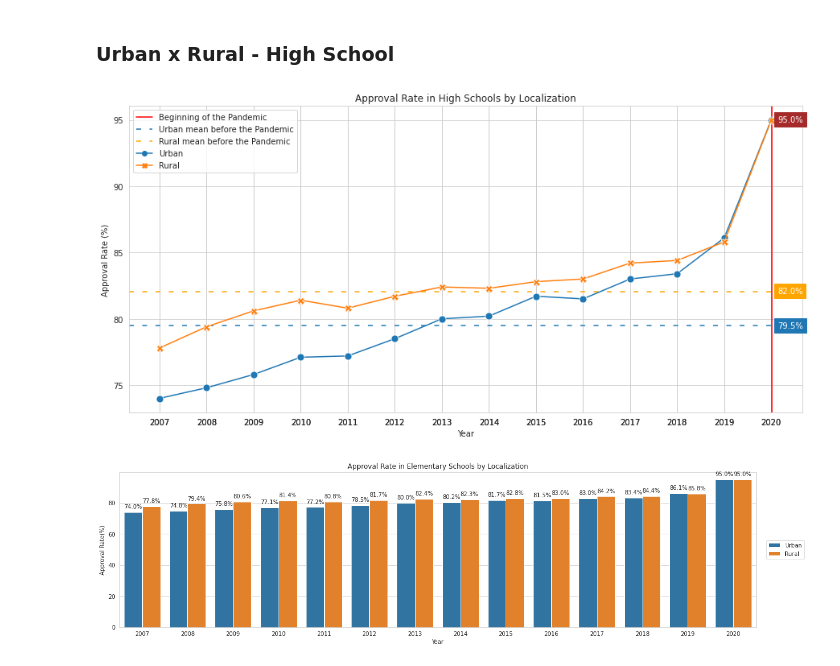
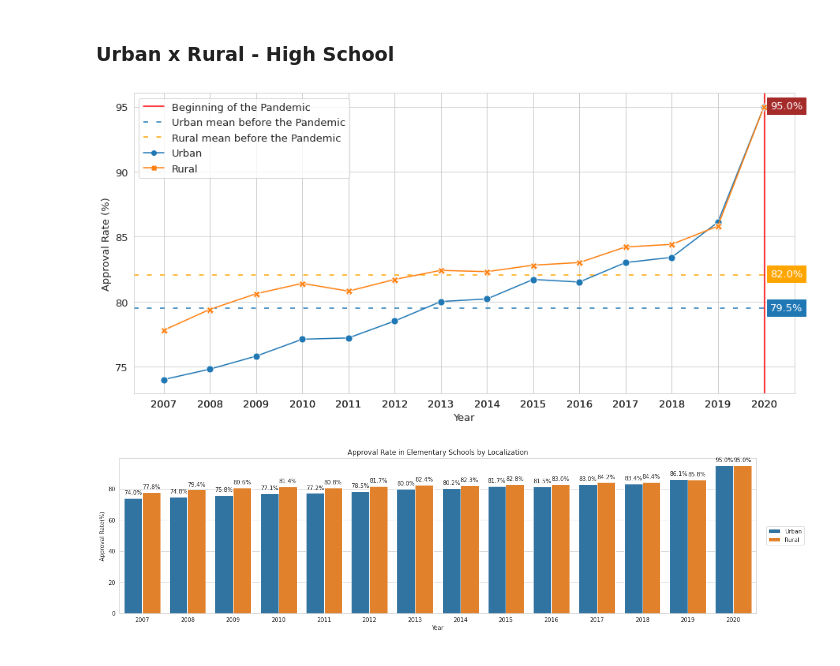
Before and after one commit to aianshay/covid-impacts-on-education, a Jupyter notebook: viz_rq3_rq4.ipynb, the cells around one changed output. Cells and saved outputs as stored; diff of their text form; code cells hidden in the pictures.

```diff
--- a/viz_rq3_rq4.ipynb
+++ b/viz_rq3_rq4.ipynb
@@ -114,17 +114,18 @@ plt.text(2020 + x_shift, rural_approval_mean_bp_es - y_shift, '{:.1f}%'.format(r
 ax = sns.lineplot(data=approval_urban_rural, x='Ano', y='Total - EF',
                   hue='Localização', style='Localização', markers=True,
                   markersize=markersize, dashes=False)
+plt.rcParams.update({'font.size': 13})
 
 ax.set(xticks=approval_urban_rural.Ano.values)
 
-plt.title("Approval Rate in Elementary Schools by Localization")
+#plt.title("Approval Rate in Elementary Schools by Localization")
 plt.ylabel("Approval Rate (%)")
 plt.xlabel("Year")
 plt.legend().set_title(None)
 
 y_2020_urban = approval_urban_rural.query('Ano == 2020 & Localização == "Urban"')['Total - EF'].iloc[0]
-plt.text(2020 + x_shift, y_2020_urban - y_shift, '{:.1f}%'.format(y_2020_urban), color='white').set_backgroundcolor('brown')
+plt.text(2020 + x_shift, y_2020_urban - y_shift, '{:.1f}%'.format(y_2020_urban), color='white').set_backgroundcolor('tab:red')
 
 y_2020_rural = approval_urban_rural.query('Ano == 2020 & Localização == "Rural"')['Total - EF'].iloc[0]
-plt.text(2020 + x_shift, y_2020_rural - y_shift, '{:.1f}%'.format(y_2020_rural), color='white').set_backgroundcolor('brown')
+plt.text(2020 + x_shift, y_2020_rural - y_shift, '{:.1f}%'.format(y_2020_rural), color='white').set_backgroundcolor('tab:red')
 # %% [output]
@@ -159,33 +160,34 @@ plt.legend(loc="right", bbox_to_anchor=(1.08, 0.5), ncol=1);
 # %%
 plt.figure(figsize=(15, 7))
 sns.set_style("whitegrid")
 
 plt.axvline(x=2020.01, label="Beginning of the Pandemic", color='red', linestyle='-')
 plt.axhline(y=urban_approval_mean_bp_hs, color='tab:blue', linestyle='dashed', dashes=(4, 7),
             label="Urban mean before the Pandemic")
 plt.text(2020 + x_shift, urban_approval_mean_bp_hs - y_shift, '{:.1f}%'.format(urban_approval_mean_bp_hs), color='white').set_backgroundcolor('tab:blue')
 plt.axhline(y=rural_approval_mean_bp_hs, color='Orange', linestyle='dashed', dashes=(4, 7),
             label="Rural mean before the Pandemic")
 plt.text(2020 + x_shift, rural_approval_mean_bp_hs - y_shift, '{:.1f}%'.format(rural_approval_mean_bp_hs), color='white').set_backgroundcolor('orange')
 
 ax = sns.lineplot(data=approval_urban_rural, x='Ano', y='Total - EM',
                   hue='Localização', style='Localização', markers=True,
                   markersize=markersize, dashes=False)
+plt.rcParams.update({'font.size': 13})
 
 ax.set(xticks=approval_urban_rural.Ano.values)
 
-plt.title("Approval Rate in High Schools by Localization")
+#plt.title("Approval Rate in High Schools by Localization")
 plt.ylabel("Approval Rate (%)")
 plt.xlabel("Year")
 plt.legend().set_title(None)
 
 y_2020_urban = approval_urban_rural.query('Ano == 2020 & Localização == "Urban"')['Total - EM'].iloc[0]
 plt.text(2020 + x_shift, y_2020_urban - y_shift, '{:.1f}%'.format(y_2020_urban), color='white').set_backgroundcolor('brown')
 
 y_2020_rural = approval_urban_rural.query('Ano == 2020 & Localização == "Rural"')['Total - EM'].iloc[0]
 plt.text(2020 + x_shift, y_2020_rural - y_shift, '{:.1f}%'.format(y_2020_rural), color='white').set_backgroundcolor('brown')
 # %% [output]
-[figure, old version]
+[figure, new version]
 # %%
 plt.figure(figsize=(20, 5))
 #plt.axvline(x=12.5, label="Beginning of the Pandemic", color="red", linestyle='-')
```
Also changed, not shown: parts of 30 cells of this notebook.
